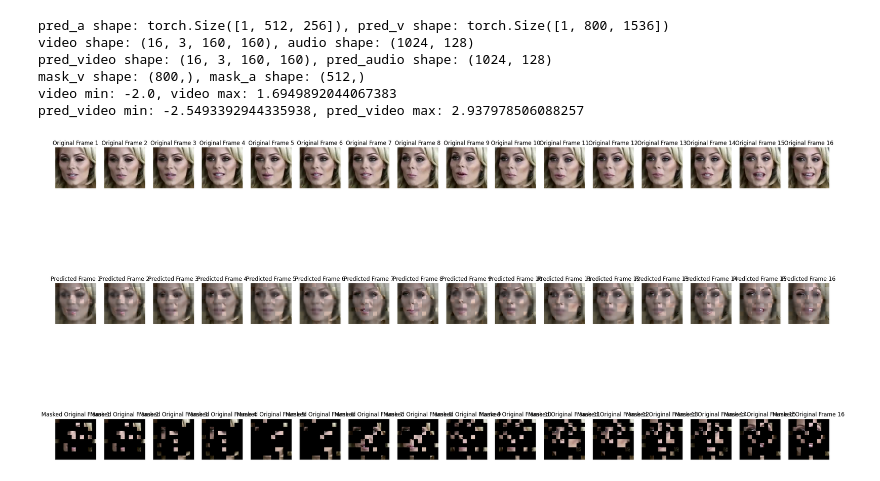
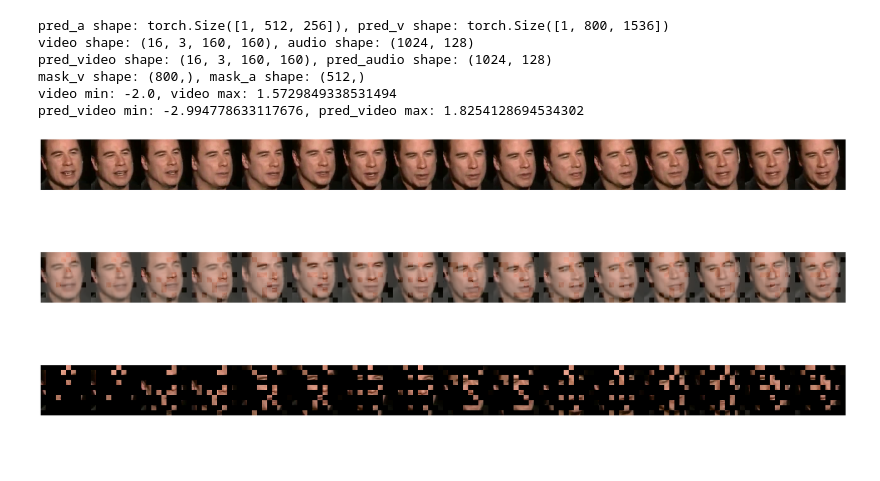
Before and after one commit to Cb1ock/Uni-cmae, a Jupyter notebook: src/vis.ipynb, the cells around one changed output. Saved outputs shown, nothing was run; the diff lists cells and outputs as text; code cells hidden in the pictures; blank space fills up the shorter version.

Commit message:
1.add ablation model finetune; 2.Improve the finetune code

```diff
--- a/src/vis.ipynb
+++ b/src/vis.ipynb
@@ -10,9 +10,9 @@ import matplotlib.pyplot as plt
 import torchvision.utils as vutils
 import dataloader as dataloader
 import random
-pth_path = '/home/hao/Project/uni-cmae/egs/voxceleb2/exp/testmae02-voxceleb2-uni-cmae-bal-lr1e-4-epoch25-bs198-normTrue-c0.01-p1.0-tpTrue-mr-0.9-0.5--unstructured-bidirect_contrast-True-croped-cacvnorm/models/best_audio_model.pth'
+pth_path = '/home/hao/Downloads/ablation/best_audio_model.pth'
 # 初始化模型和优化器
-audio_model = models.Uni_CMAE(img_size=160, audio_length=1024, norm_pix_loss=False, encoder_depth=12, tr_pos=True, pred_t_dim=16)
+audio_model = models.Uni_CMAE_ablation(img_size=160, audio_length=1024, norm_pix_loss=True, encoder_depth=12, tr_pos=True, pred_t_dim=16)
 optimizer = torch.optim.Adam(audio_model.parameters(), lr=0.0001)
 
 mdl_weight = torch.load(pth_path, map_location=torch.device('cpu'))
@@ -125,37 +125,41 @@ index: 9434
 # %%
-audio, video, label = val_set[index]
+if True:
+    audio, video, label = val_set[index]
 
-audio_model.eval()
-# 前向传播
-pred_video, pred_audio, mask_v, mask_a, video, audio = audio_model.forward_vis(audio.unsqueeze(0), video.unsqueeze(0), mask_ratio_a=0.5, mask_ratio_v=0.8)
+    audio_model.eval()
+    # 前向传播
+    pred_video, pred_audio, mask_v, mask_a, video, audio = audio_model.forward_vis(audio.unsqueeze(0), video.unsqueeze(0), mask_ratio_a=0.5, mask_ratio_v=0.8)
 
-# 处理输出数据的 shape
-video = video.squeeze(0).permute(1, 0, 2, 3).detach().cpu().numpy()  # (8, 3, 160, 160)
-audio = audio.squeeze(0).squeeze(0).transpose(0,1).detach().cpu().numpy()  # (1024, 128)
-pred_video = pred_video.squeeze(0).permute(1, 0, 2, 3).detach().cpu().numpy()  # (8, 3, 160, 160)
-pred_audio = pred_audio.squeeze(0).squeeze(0).transpose(0, 1).detach().cpu().numpy()  # (1024, 128)
-mask_v = mask_v.squeeze(0).detach().cpu().numpy()  # (800,)
-mask_a = mask_a.squeeze(0).detach().cpu().numpy()  # (512,)
+    # 处理输出数据的 shape
+    video = video.squeeze(0).permute(1, 0, 2, 3).detach().cpu().numpy()  # (8, 3, 160, 160)
+    audio = audio.squeeze(0).squeeze(0).transpose(0,1).detach().cpu().numpy()  # (1024, 128)
+    pred_video = pred_video.squeeze(0).permute(1, 0, 2, 3).detach().cpu().numpy()  # (8, 3, 160, 160)
+    pred_audio = pred_audio.squeeze(0).squeeze(0).transpose(0, 1).detach().cpu().numpy()  # (1024, 128)
+    mask_v = mask_v.squeeze(0).detach().cpu().numpy()  # (800,)
+    mask_a = mask_a.squeeze(0).detach().cpu().numpy()  # (512,)
 
 
-print(f'video shape: {video.shape}, audio shape: {audio.shape}')
-print(f'pred_video shape: {pred_video.shape}, pred_audio shape: {pred_audio.shape}')
-print(f'mask_v shape: {mask_v.shape}, mask_a shape: {mask_a.shape}')
+    print(f'video shape: {video.shape}, audio shape: {audio.shape}')
+    print(f'pred_video shape: {pred_video.shape}, pred_audio shape: {pred_audio.shape}')
+    print(f'mask_v shape: {mask_v.shape}, mask_a shape: {mask_a.shape}')
 
-print(f'video min: {video.min()}, video max: {video.max()}')
-print(f'pred_video min: {pred_video.min()}, pred_video max: {pred_video.max()}')
+    print(f'video min: {video.min()}, video max: {video.max()}')
+    print(f'pred_video min: {pred_video.min()}, pred_video max: {pred_video.max()}')
 
-# Normalize video frames and predictions to [0, 1]
-video = (video - video.min()) / (video.max() - video.min())
-pred_video = (pred_video - pred_video.min()) / (pred_video.max() - pred_video.min())
+    # Normalize video frames and predictions to [0, 1]
+    video = (video - video.min()) / (video.max() - video.min())
+    pred_video = (pred_video - pred_video.min()) / (pred_video.max() - pred_video.min())
 # %% [output]
 pred_a shape: torch.Size([1, 512, 256]), pred_v shape: torch.Size([1, 800, 1536])
 video shape: (16, 3, 160, 160), audio shape: (1024, 128)
 pred_video shape: (16, 3, 160, 160), pred_audio shape: (1024, 128)
 mask_v shape: (800,), mask_a shape: (512,)
-video min: -2.0, video max: 1.6949892044067383
-pred_video min: -2.5493392944335938, pred_video max: 2.937978506088257
+video min: -2.0, video max: 1.5729849338531494
+pred_video min: -2.994778633117676, pred_video max: 1.8254128694534302
 # %%
+import matplotlib.pyplot as plt
+import numpy as np
+
 # Visualization
 fig, axes = plt.subplots(3, video.shape[0], figsize=(30, 15))
 patch_size = 16
@@ -165,43 +169,41 @@ for i in range(video.shape[0]):
     # Original video frame
     axes[0, idx].imshow(np.transpose(video[i], (1, 2, 0)))
     axes[0, idx].axis('off')
-    axes[0, idx].set_title(f'Original Frame {i+1}')
 
     # Predicted frame with real unmasked regions
     pred_frame_with_real = np.transpose(pred_video[i], (1, 2, 0)).copy()
     real_frame = np.transpose(video[i], (1, 2, 0)).copy()
 
     # Adjust mask shape to match video frames
     mask = mask_v.reshape(video.shape[0] // 2, video.shape[2] // patch_size, -1)
-    mask = np.repeat(mask, 2, axis=0)  # Repeat mask for each pair of frames # 这里哦！
+    mask = np.repeat(mask, 2, axis=0)  # Repeat mask for each pair of frames
 
     for y in range(mask.shape[1]):
         for x in range(mask.shape[2]):
             if mask[i, y, x] == 0:
                 pred_frame_with_real[y*patch_size:(y+1)*patch_size, x*patch_size:(x+1)*patch_size, :] = \
                     real_frame[y*patch_size:(y+1)*patch_size, x*patch_size:(x+1)*patch_size, :]
 
     axes[1, idx].imshow(pred_frame_with_real)
     axes[1, idx].axis('off')
-    axes[1, idx].set_title(f'Predicted Frame {i+1}')
 
     # Masked original video frame
-    masked_frame = video[i].copy() # 如何对8帧做呢？下面这句的idx//2全变成idx， 然后上面的repeat去掉即可
+    masked_frame = video[i].copy()
     mask = mask_v[idx // 2 * (video.shape[2] // patch_size) * (video.shape[3] // patch_size):(idx // 2 + 1) * (video.shape[2] // patch_size) * (video.shape[3] // patch_size)]
     mask = mask.reshape(video.shape[2] // patch_size, video.shape[3] // patch_size)
 
     for y in range(mask.shape[0]):
         for x in range(mask.shape[1]):
             if mask[y, x] > 0:
                 masked_frame[:, y*patch_size:(y+1)*patch_size, x*patch_size:(x+1)*patch_size] = 0
 
     axes[2, idx].imshow(np.transpose(masked_frame, (1, 2, 0)))
     axes[2, idx].axis('off')
-    axes[2, idx].set_title(f'Masked Original Frame {i+1}')
-
+plt.subplots_adjust(wspace=0, hspace=0)
+plt.tight_layout(pad=0, w_pad=0, h_pad=0)
 plt.show()
 # %% [output]
-[figure, old version]
+[figure, new version]
 # %%
 # 可视化原始频谱图、预测频谱图和掩码后的频谱图
 fig, axes = plt.subplots(3, 1, figsize=(15, 15))
```
Also changed, not shown: parts of 4 cells of this notebook, 4 other files.
